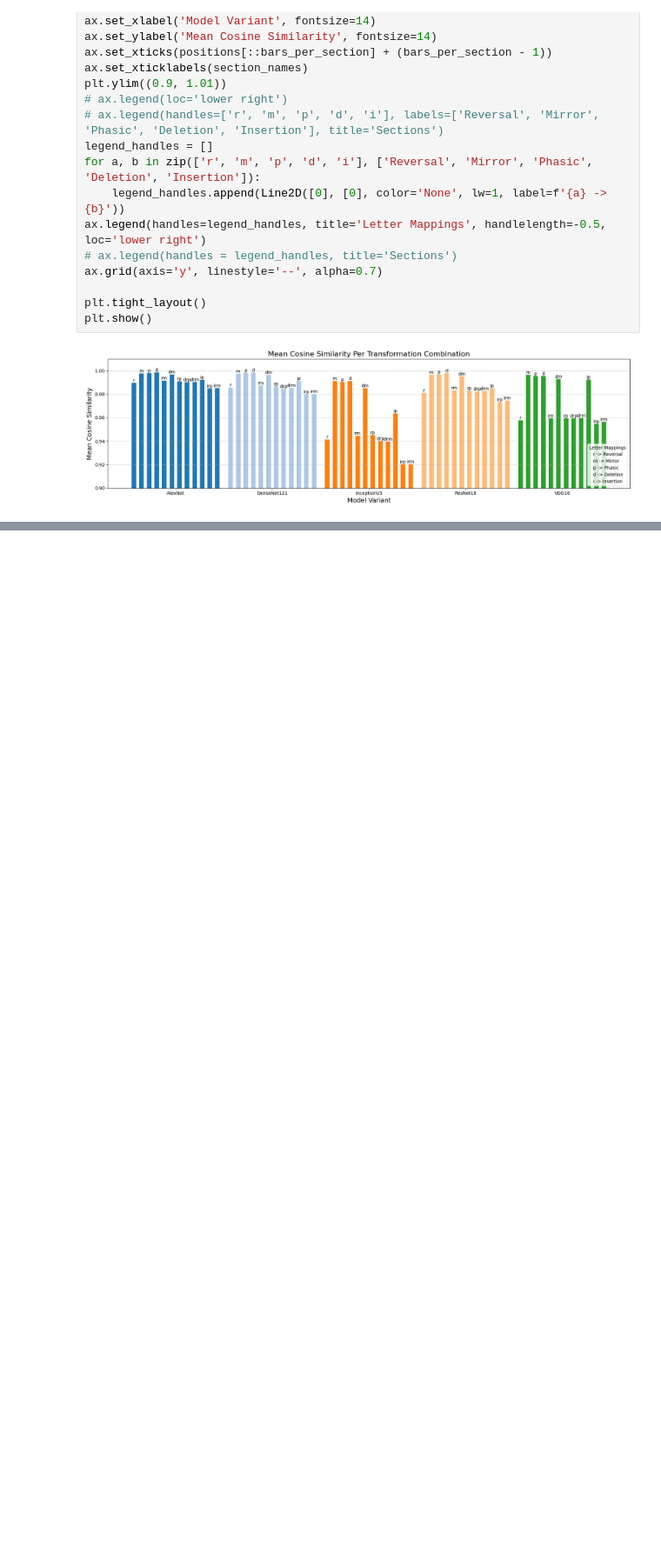
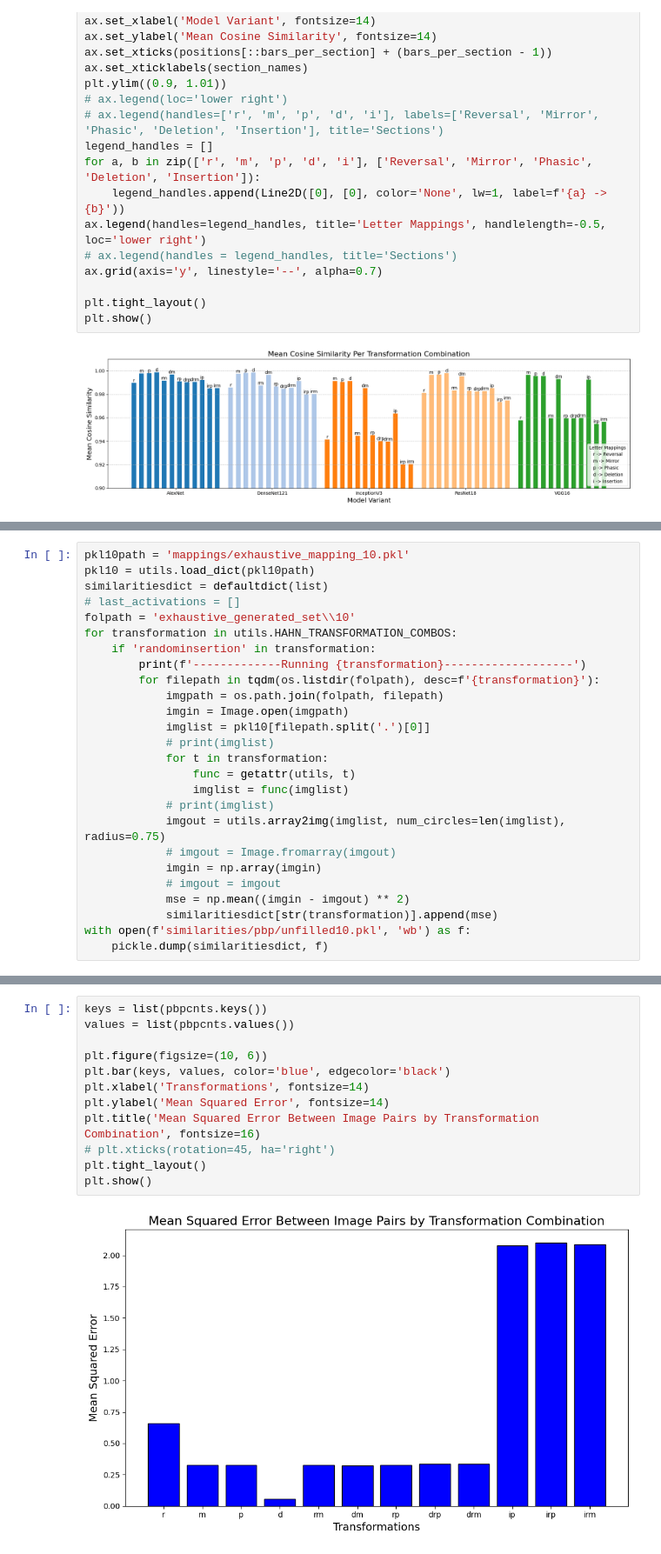
Before and after one commit to afxwong/CNNTransformationalSimilarity, a Jupyter notebook: bubble_stimuli.ipynb, the cells around one changed output, grey strips where cells are left out. Shown: that part at 87% size. Cells and saved outputs as stored; diff of their text form; blank space fills up the shorter version.

```diff
--- a/bubble_stimuli.ipynb
+++ b/bubble_stimuli.ipynb
@@ -1236,0 +1307,26 @@ plt.show()
+# %%
+pkl10path = 'mappings/exhaustive_mapping_10.pkl'
+pkl10 = utils.load_dict(pkl10path)
+similaritiesdict = defaultdict(list)
+# last_activations = []
+folpath = 'exhaustive_generated_set\\10'
+for transformation in utils.HAHN_TRANSFORMATION_COMBOS:
+    if 'randominsertion' in transformation:
+        print(f'-------------Running {transformation}-------------------')
+        for filepath in tqdm(os.listdir(folpath), desc=f'{transformation}'):
+            imgpath = os.path.join(folpath, filepath)
+            imgin = Image.open(imgpath)
+            imglist = pkl10[filepath.split('.')[0]]
+            # print(imglist)
+            for t in transformation:
+                func = getattr(utils, t)
+                imglist = func(imglist)
+            # print(imglist)
+            imgout = utils.array2img(imglist, num_circles=len(imglist), radius=0.75)
+            # imgout = Image.fromarray(imgout)
+            imgin = np.array(imgin)
+            # imgout = imgout
+            mse = np.mean((imgin - imgout) ** 2)
+            similaritiesdict[str(transformation)].append(mse)
+with open(f'similarities/pbp/unfilled10.pkl', 'wb') as f:
+    pickle.dump(similaritiesdict, f)
@@ -1236,0 +1389,14 @@ plt.show()
+# %%
+keys = list(pbpcnts.keys())
+values = list(pbpcnts.values())
+
+plt.figure(figsize=(10, 6))
+plt.bar(keys, values, color='blue', edgecolor='black')
+plt.xlabel('Transformations', fontsize=14)
+plt.ylabel('Mean Squared Error', fontsize=14)
+plt.title('Mean Squared Error Between Image Pairs by Transformation Combination', fontsize=16)
+# plt.xticks(rotation=45, ha='right')
+plt.tight_layout()
+plt.show()
+# %% [output]
+[figure, added]
```
Also changed, not shown: parts of 6 cells of this notebook, 3 other files.
